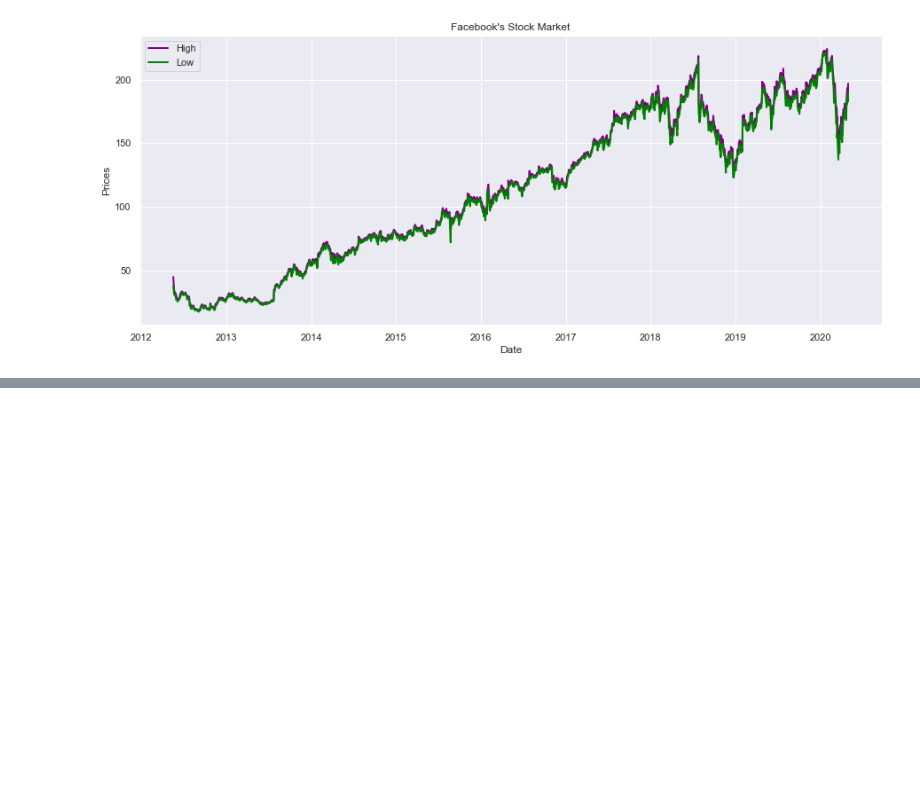
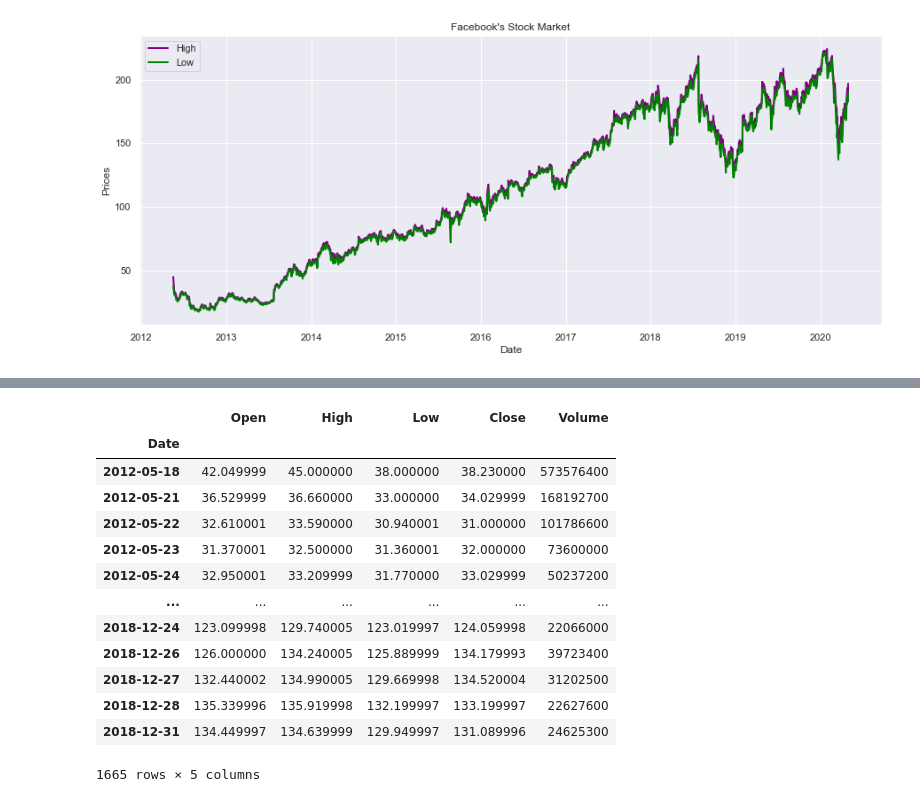
Before and after one commit to rooneyrulz/facebook_stock_prediction, a Jupyter notebook: Prediction.ipynb, the cells around one changed output, grey strips where cells are left out. Drawn from its saved outputs; the diff is of its cells as text; code cells hidden in the pictures; blank space fills up the shorter version.

```diff
--- a/Prediction.ipynb
+++ b/Prediction.ipynb
@@ -62,0 +91,19 @@ plt.show()
+# %%
+# Filtering The DataFrame
+training_data = training_data.filter(['Open', 'High', 'Low', 'Close', 'Volume'])
+training_data
+# %% [output]
+|  | Open | High | Low | Close | Volume |
+| Date |  |  |  |  |  |
+| 2012-05-18 | 42.049999 | 45.000000 | 38.000000 | 38.230000 | 573576400 |
+| 2012-05-21 | 36.529999 | 36.660000 | 33.000000 | 34.029999 | 168192700 |
+| 2012-05-22 | 32.610001 | 33.590000 | 30.940001 | 31.000000 | 101786600 |
+| 2012-05-23 | 31.370001 | 32.500000 | 31.360001 | 32.000000 | 73600000 |
+| 2012-05-24 | 32.950001 | 33.209999 | 31.770000 | 33.029999 | 50237200 |
+| ... | ... | ... | ... | ... | ... |
+| 2018-12-24 | 123.099998 | 129.740005 | 123.019997 | 124.059998 | 22066000 |
+| 2018-12-26 | 126.000000 | 134.240005 | 125.889999 | 134.179993 | 39723400 |
+| 2018-12-27 | 132.440002 | 134.990005 | 129.669998 | 134.520004 | 31202500 |
+| 2018-12-28 | 135.339996 | 135.919998 | 132.199997 | 133.199997 | 22627600 |
+| 2018-12-31 | 134.449997 | 134.639999 | 129.949997 | 131.089996 | 24625300 |
+1665 rows × 5 columns
```
Also changed, not shown: parts of 3 cells of this notebook.
